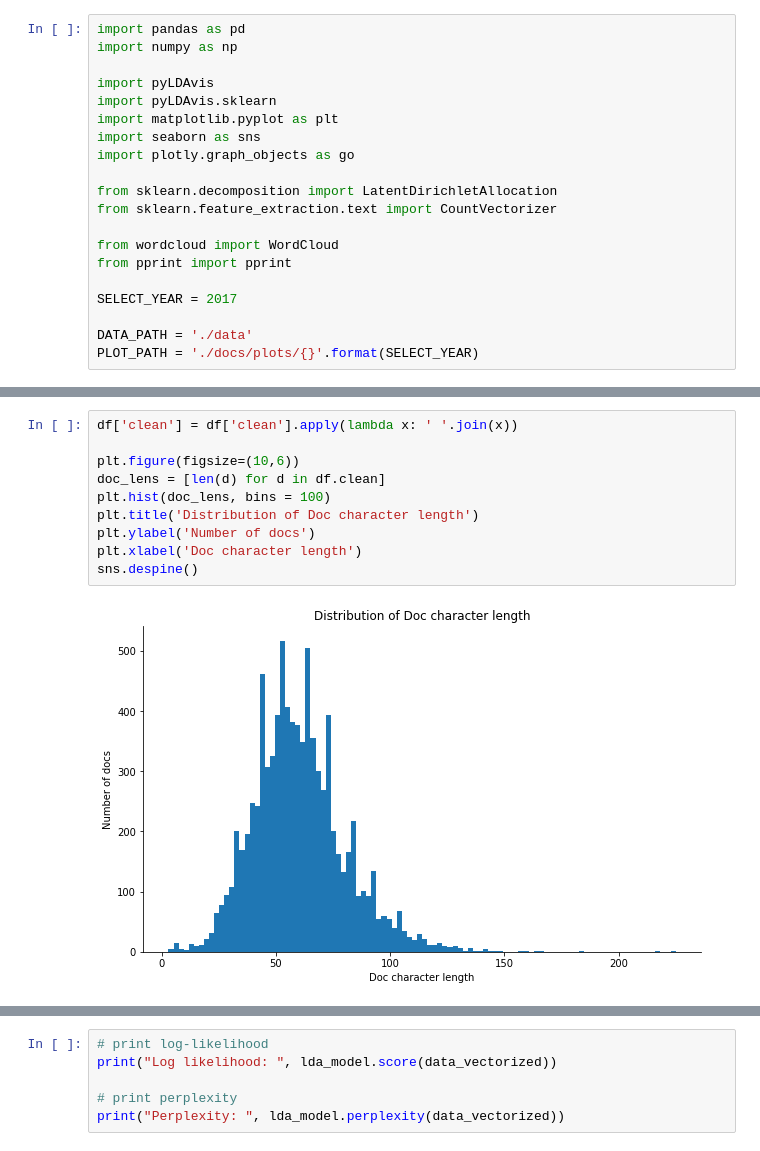
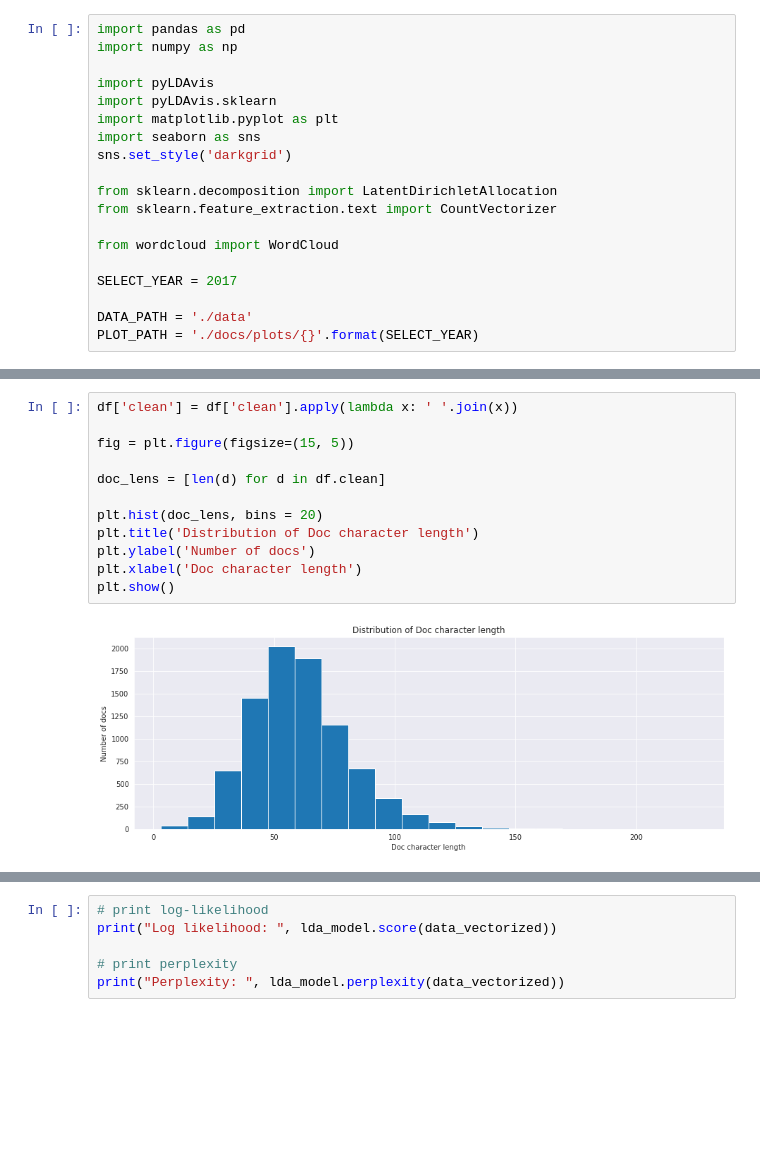
Before and after one commit to ufsj-labPi/cluwords-lattes, a Jupyter notebook: LDA-modeling.ipynb, the cells around one changed output, grey strips where cells are left out. Saved outputs shown, nothing was run; the diff lists cells and outputs as text; blank space fills up the shorter version.

```diff
--- a/LDA-modeling.ipynb
+++ b/LDA-modeling.ipynb
@@ -6,13 +6,12 @@ import pyLDAvis
 import pyLDAvis.sklearn
 import matplotlib.pyplot as plt
 import seaborn as sns
-import plotly.graph_objects as go
+sns.set_style('darkgrid')
 
 from sklearn.decomposition import LatentDirichletAllocation
 from sklearn.feature_extraction.text import CountVectorizer
 
 from wordcloud import WordCloud
-from pprint import pprint
 
 SELECT_YEAR = 2017
 
@@ -42,15 +41,17 @@ Wall time: 95.7 ms
 # %%
 df['clean'] = df['clean'].apply(lambda x: ' '.join(x))
 
-plt.figure(figsize=(10,6))
+fig = plt.figure(figsize=(15, 5))
+
 doc_lens = [len(d) for d in df.clean]
-plt.hist(doc_lens, bins = 100)
+
+plt.hist(doc_lens, bins = 20)
 plt.title('Distribution of Doc character length')
 plt.ylabel('Number of docs')
 plt.xlabel('Doc character length')
-sns.despine()
+plt.show()
 # %% [output]
-[figure, old version]
+[figure, new version]
 # %%
 long_string = ' '.join(list(df['clean'].values))
 
```
Also changed, not shown: parts of 7 cells of this notebook, 2 other files.
